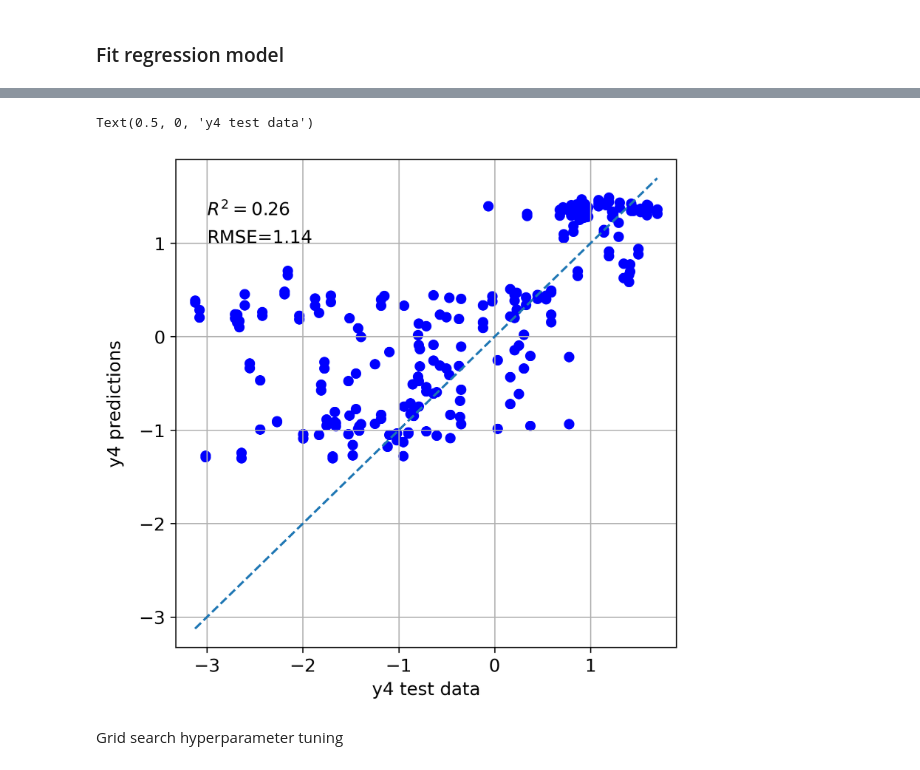
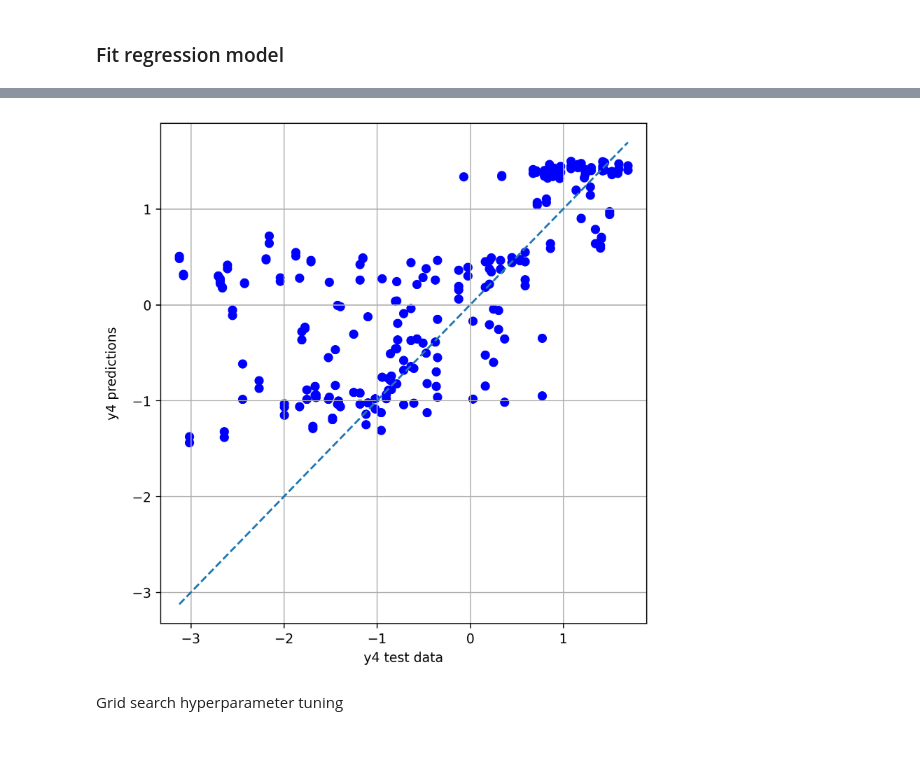
Before and after one commit to christiandalheimoien/publication1, a Jupyter notebook: 02 Random Forest regression.ipynb, the cells around one changed output, grey strips where cells are left out. Drawn from its saved outputs; the diff is of its cells as text; code cells hidden in the pictures.

```diff
--- a/02 Random Forest regression.ipynb
+++ b/02 Random Forest regression.ipynb
@@ -278,0 +339,28 @@ Text(0.5, 0, 'index')
+# %%
+plt.rcParams["font.size"] = 14
+
+fig, axs = plt.subplots(2,1, figsize=(9,9), sharex=True, dpi=300)
+#plt.figure(dpi=300)
+split_test = int(len(X)*0.8)
+
+label_no = 3
+idx = np.arange(len(y_test[:,label_no]))
+axs[0].plot(idx, y_test[:,label_no], color='b', label='test data')
+axs[0].plot(idx, y_test_estimated[label_no], color='r', label='predictions')
+axs[0].grid()
+axs[0].set_ylabel('y'+str(label_no+1), rotation=0, labelpad=10)
+
+label_no = 0
+idx = np.arange(len(y_test[:,label_no]))
+axs[1].plot(idx, y_test[:,label_no], color='b', label='test data')
+axs[1].plot(idx, y_test_estimated[label_no], color='r', label='predictions')
+axs[1].grid()
+axs[1].legend(loc='lower right')
+axs[1].set_ylabel('y'+str(label_no+1), rotation=0, labelpad=10)
+
+mpl.rcParams['axes.linewidth'] = 1.2
+mpl.rcParams['grid.linewidth'] = 1.2
+
+plt.xlabel('index')
+plt.tight_layout()
+#plt.savefig('test_estimate_RF_x2.png')
@@ -279,37 +369,27 @@ Text(0.5, 0, 'index')
 # %%
-from sklearn.metrics import r2_score, mean_squared_error
-from math import sqrt
-
-plt.rcParams["font.size"] = 12
+plt.rcParams["font.size"] = 10
 plt.figure(dpi=300)
 
 label_no = 3
 split_test = int(len(X)*0.8)
 idx = np.arange(len(y_test[:,label_no]))
-
-r2 = r2_score(y_test[:,label_no], y_test_estimated[label_no])
-rmse = sqrt(mean_squared_error(y_test[:,label_no], y_test_estimated[label_no]))
-
 
 xmin = np.min(y_test[:,label_no])
 xmax = np.max(y_test[:,label_no])
 
 plt.scatter(y_test[:,label_no], y_test_estimated[label_no], color='b')
 plt.plot([xmin, xmax], [xmin, xmax], linestyle='dashed')
 plt.gcf().set_size_inches(6,6)
 plt.grid()
 plt.xlim(xmin-0.2, xmax+0.2)
 plt.ylim(xmin-0.2, xmax+0.2)
 
-plt.text(s=f'$R^2=${r2:0.2f}', x=-3, y=1.3)
-plt.text(s=f'RMSE={rmse:0.2f}', x=-3, y=1)
-
 plt.ylabel('y'+str(label_no+1)+' predictions', rotation=90, labelpad=10)
 plt.xlabel('y'+str(label_no+1)+' test data')
-#plt.savefig('test_estimate_RF.png')
+plt.tight_layout()
+#plt.savefig('test_scatter_y4_RF.png')
 # %% [output]
-Text(0.5, 0, 'y4 test data')
-[figure, old version]
+[figure, new version]
 # %%
 fit_results.to_latex(columns=['y1 S_e', 'y2 S_e', 'y3 S_e', 'y4 S_e', 'y5 S_e', 'y6 S_e', 'S_e mean'], buf='fit_res_RF.tex')
 # %% [markdown]
```
Also changed, not shown: parts of 7 cells of this notebook, 9 other files.
